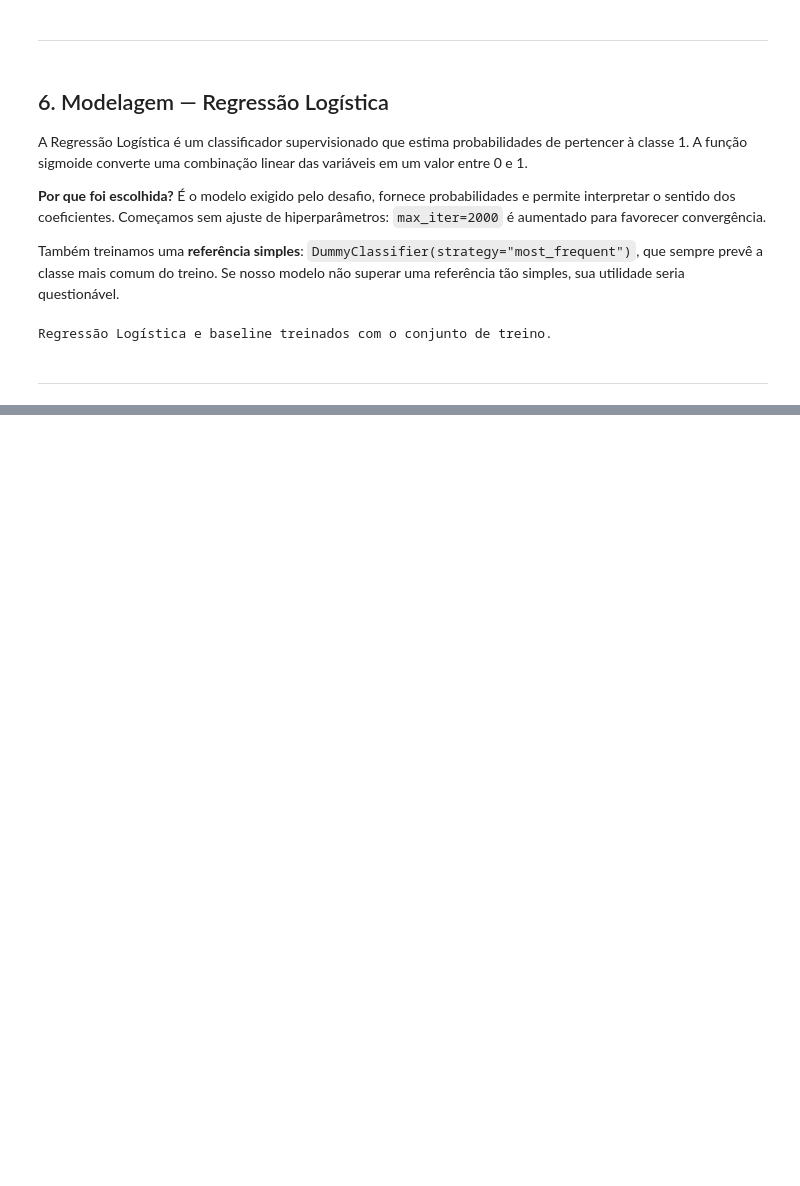
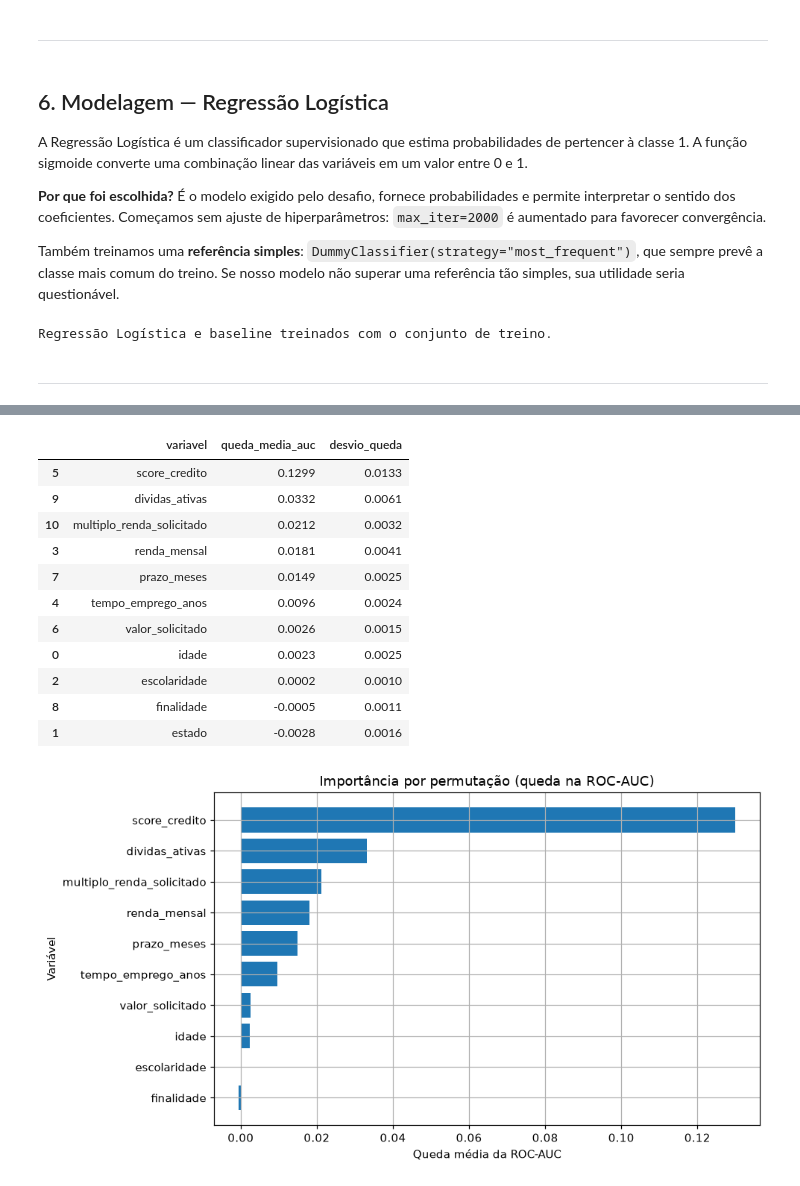
Before and after one commit to gabrielbragads/fast-track-ai-analise-de-credito, a Jupyter notebook: notebook/analise_de_credito.ipynb, the cells around one changed output, grey strips where cells are left out. Drawn from its saved outputs; the diff is of its cells as text; code cells hidden in the pictures; blank space fills up the shorter version.

```diff
--- a/notebook/analise_de_credito.ipynb
+++ b/notebook/analise_de_credito.ipynb
@@ -485,0 +576,32 @@ Regressão Logística e baseline treinados com o conjunto de treino.
+# %%
+importancias = permutation_importance(
+    modelo, X_teste, y_teste, scoring="roc_auc", n_repeats=8,
+    random_state=42, n_jobs=1
+)
+importancia_df = pd.DataFrame({
+    "variavel": X_teste.columns,
+    "queda_media_auc": importancias.importances_mean,
+    "desvio_queda": importancias.importances_std
+}).sort_values("queda_media_auc", ascending=False)
+display(importancia_df.round(4))
+
+fig, ax = plt.subplots(figsize=(9, 5))
+ax.barh(importancia_df.head(10)["variavel"], importancia_df.head(10)["queda_media_auc"])
+ax.invert_yaxis()
+ax.set(title="Importância por permutação (queda na ROC-AUC)", xlabel="Queda média da ROC-AUC", ylabel="Variável")
+plt.tight_layout()
+plt.show()
+# %% [output]
+|  | variavel | queda_media_auc | desvio_queda |
+| 5 | score_credito | 0.1299 | 0.0133 |
+| 9 | dividas_ativas | 0.0332 | 0.0061 |
+| 10 | multiplo_renda_solicitado | 0.0212 | 0.0032 |
+| 3 | renda_mensal | 0.0181 | 0.0041 |
+| 7 | prazo_meses | 0.0149 | 0.0025 |
+| 4 | tempo_emprego_anos | 0.0096 | 0.0024 |
+| 6 | valor_solicitado | 0.0026 | 0.0015 |
+| 0 | idade | 0.0023 | 0.0025 |
+| 2 | escolaridade | 0.0002 | 0.0010 |
+| 8 | finalidade | -0.0005 | 0.0011 |
+| 1 | estado | -0.0028 | 0.0016 |
+[figure, added]
```
Also changed, not shown: parts of 14 cells of this notebook.
